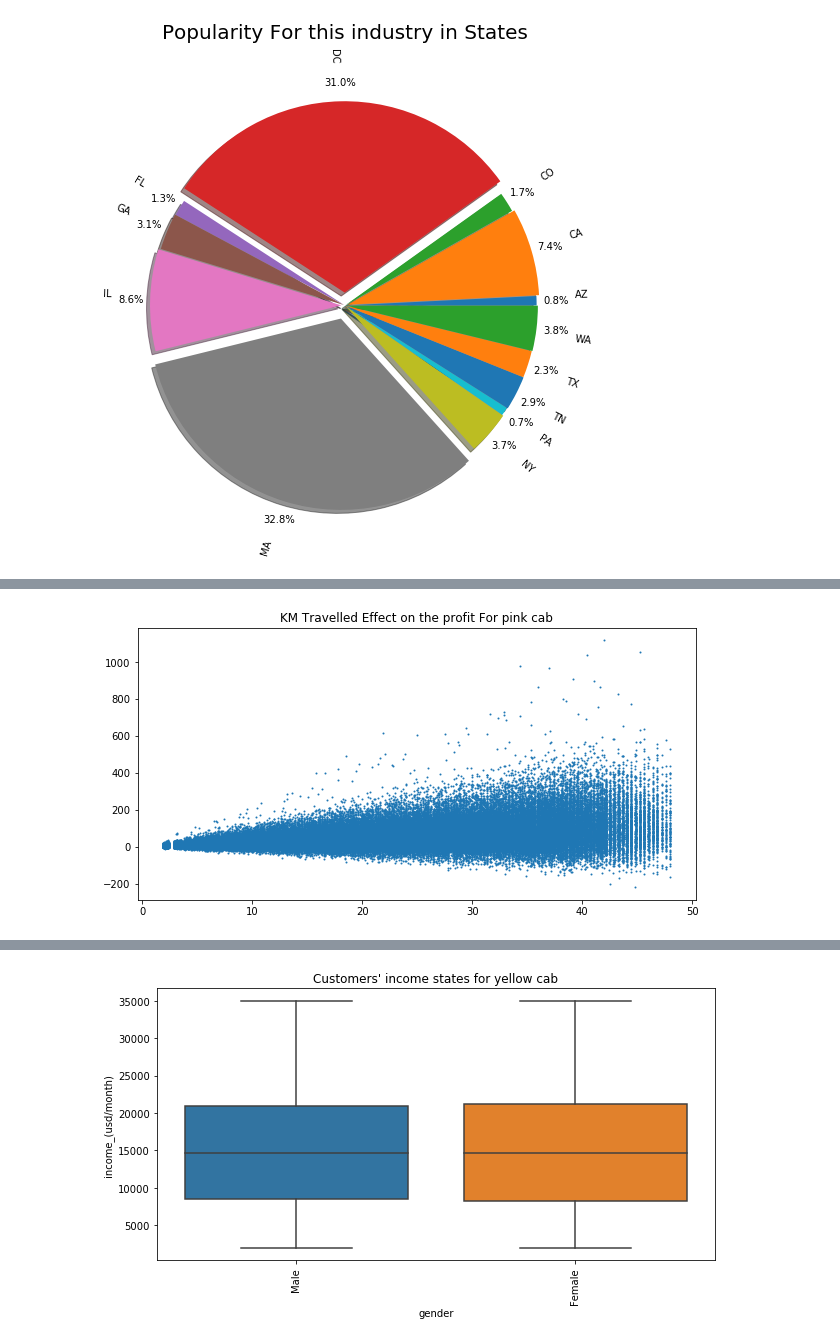
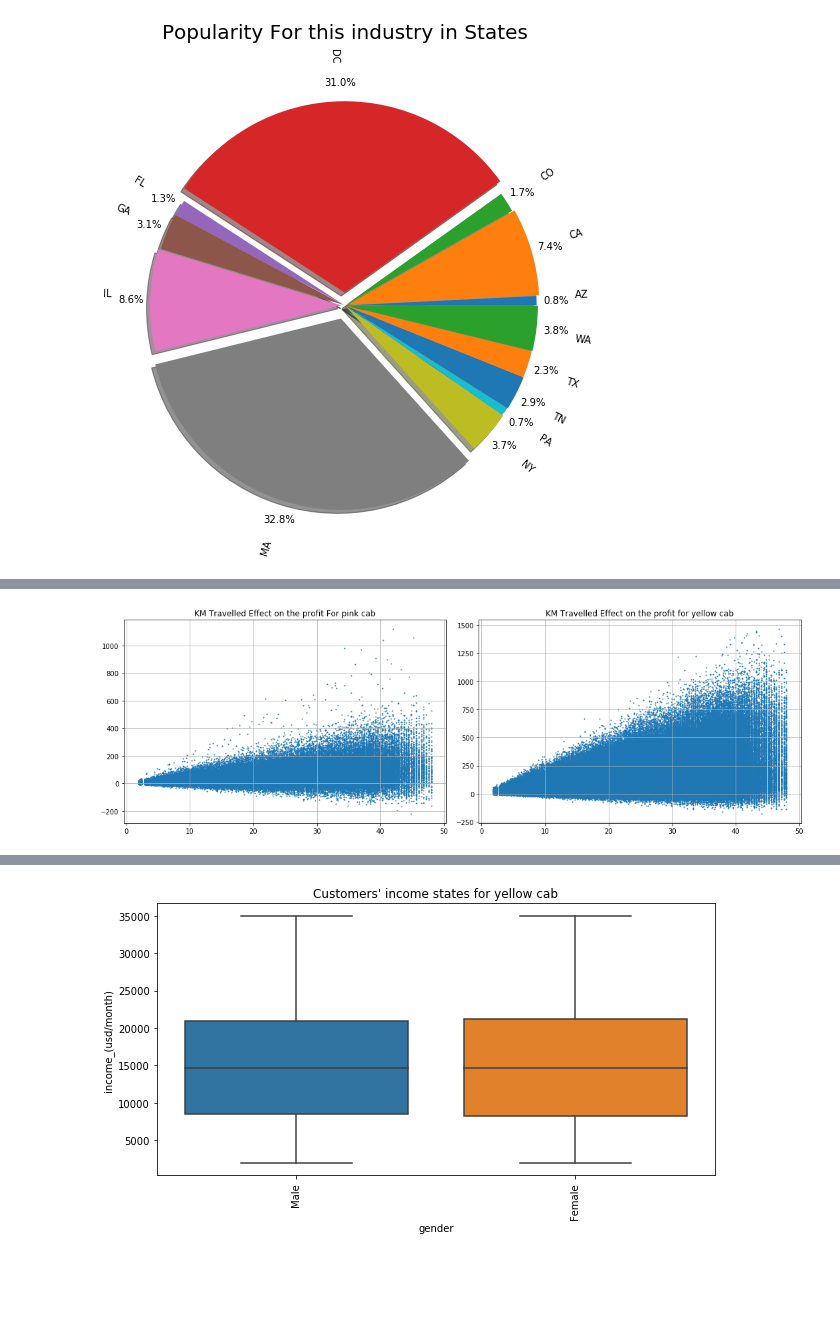
Before and after one commit to TarekMohamed1999/DataGlacier, a Jupyter notebook: week2/G2M_insights.ipynb, the cells around one changed output, grey strips where cells are left out. Saved outputs shown, nothing was run; the diff lists cells and outputs as text; code cells hidden in the pictures; blank space fills up the shorter version.

```diff
--- a/week2/G2M_insights.ipynb
+++ b/week2/G2M_insights.ipynb
@@ -1022,8 +746,17 @@ plt.show()
 # %%
-#- Revenue Vs KM (Scatter)
-plt.figure(figsize = (10,5))
-plt.title("KM Travelled Effect on the profit For pink cab")
-plt.scatter(pink_data["km_travelled"], pink_data["profit"], s = 1)
+fig, (ax1, ax2) = plt.subplots(1,2,figsize = (15,5))
+
+
+ax1.set_title("KM Travelled Effect on the profit For pink cab")
+ax1.scatter(pink_data["km_travelled"], pink_data["profit"], s = 1)
+
+
+ax2.set_title("KM Travelled Effect on the profit for yellow cab")
+ax2.scatter(yellow_data["km_travelled"], yellow_data["profit"], s = 1)
+
+plt.tight_layout()
+ax1.grid()
+ax2.grid()
 plt.show()
 # %% [output]
-[figure, old version]
+[figure, new version]
```
Also changed, not shown: parts of 124 cells of this notebook.
